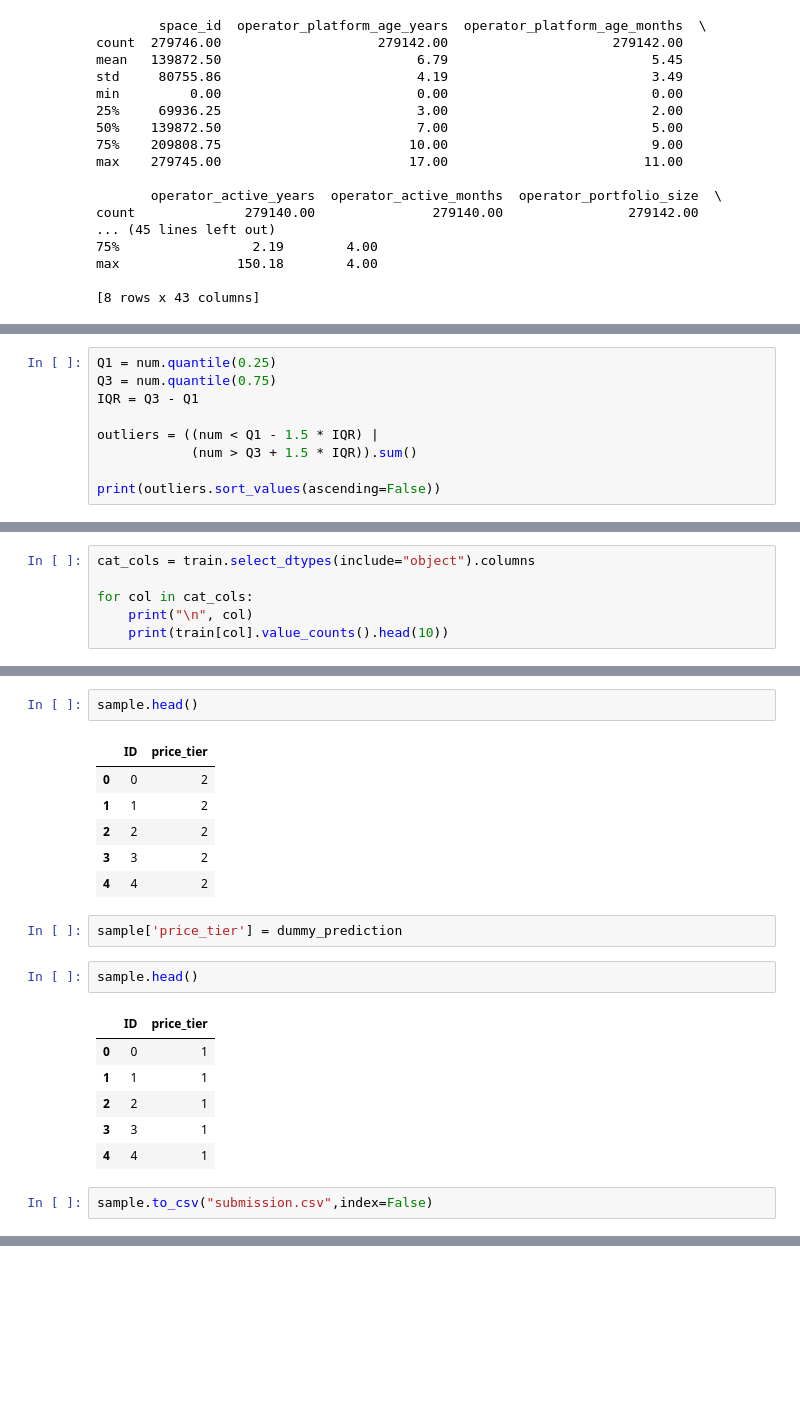
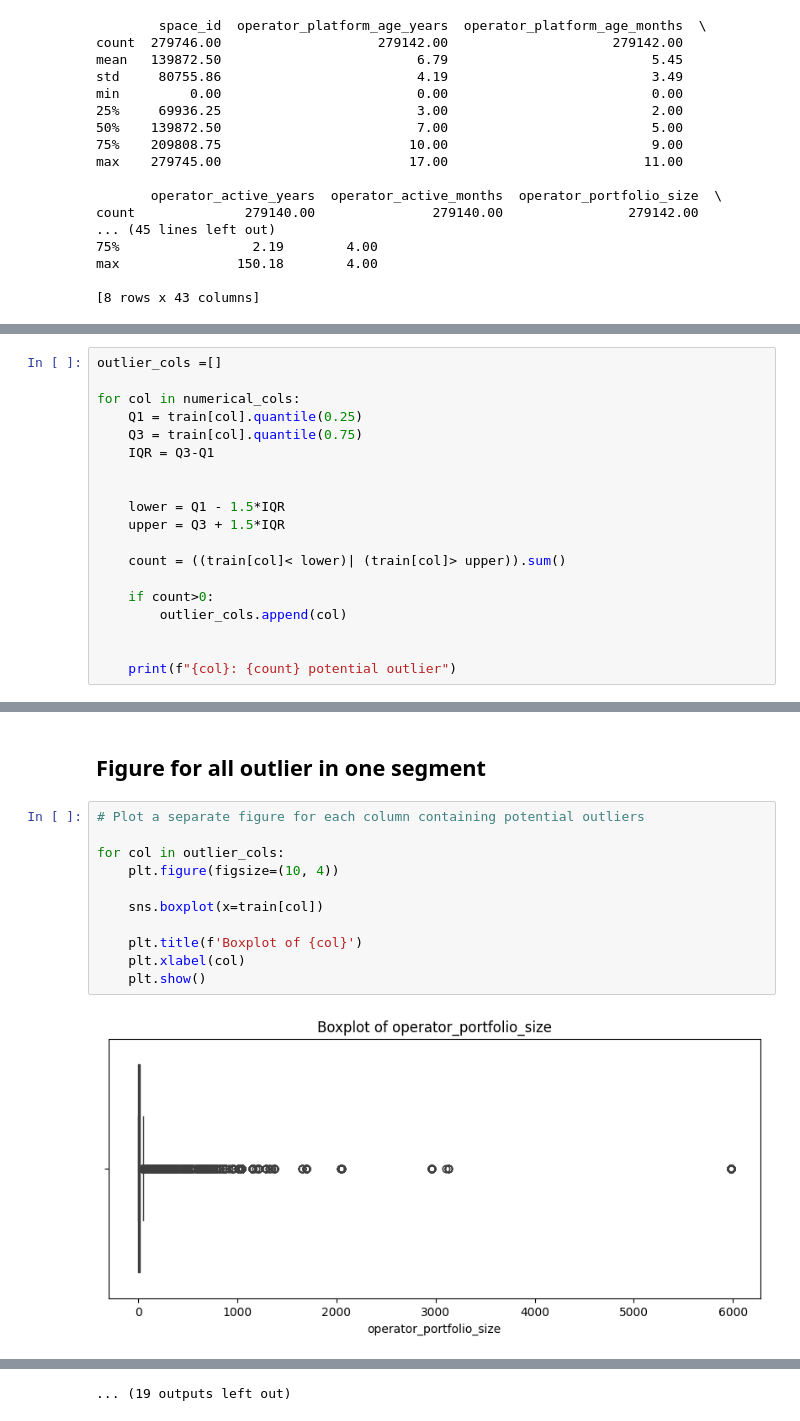
Before and after one commit to 21f2000403/config-api, a Jupyter notebook: 21f2000403-notebook-2026t3.ipynb, the cells around one changed output, grey strips where cells are left out. Drawn from its saved outputs; the diff is of its cells as text; blank space fills up the shorter version.

```diff
--- a/21f2000403-notebook-2026t3.ipynb
+++ b/21f2000403-notebook-2026t3.ipynb
@@ -221,10 +464,20 @@ plt.show()
 # %%
-Q1 = num.quantile(0.25)
-Q3 = num.quantile(0.75)
-IQR = Q3 - Q1
+outlier_cols =[]
 
-outliers = ((num < Q1 - 1.5 * IQR) |
-            (num > Q3 + 1.5 * IQR)).sum()
+for col in numerical_cols:
+    Q1 = train[col].quantile(0.25)
+    Q3 = train[col].quantile(0.75)
+    IQR = Q3-Q1
 
-print(outliers.sort_values(ascending=False))
+
+    lower = Q1 - 1.5*IQR
+    upper = Q3 + 1.5*IQR
+
+    count = ((train[col]< lower)| (train[col]> upper)).sum()
+
+    if count>0:
+        outlier_cols.append(col)
+
+
+    print(f"{col}: {count} potential outlier")
 # %% [output]
@@ -250,6 +500,0 @@ dtype: int64
-# %%
-cat_cols = train.select_dtypes(include="object").columns
-
-for col in cat_cols:
-    print("\n", col)
-    print(train[col].value_counts().head(10))
@@ -310,22 +501,15 @@ array([1, 1, 1, ..., 1, 1, 1])
-# %%
-sample.head()
-# %% [output]
-|  | ID | price_tier |
-| 0 | 0 | 2 |
-| 1 | 1 | 2 |
-| 2 | 2 | 2 |
-| 3 | 3 | 2 |
-| 4 | 4 | 2 |
-# %%
-sample['price_tier'] = dummy_prediction
-# %%
-sample.head()
-# %% [output]
-|  | ID | price_tier |
-| 0 | 0 | 1 |
-| 1 | 1 | 1 |
-| 2 | 2 | 1 |
-| 3 | 3 | 1 |
-| 4 | 4 | 1 |
-# %%
-sample.to_csv("submission.csv",index=False)
+# %% [markdown]
+## Figure for all outlier in one segment
+# %%
+# Plot a separate figure for each column containing potential outliers
+
+for col in outlier_cols:
+    plt.figure(figsize=(10, 4))
+
+    sns.boxplot(x=train[col])
+
+    plt.title(f'Boxplot of {col}')
+    plt.xlabel(col)
+    plt.show()
+# %% [output]
+[figure, added]
@@ -331,0 +527 @@ sample.to_csv("submission.csv",index=False)
+... (19 outputs left out)
```
Also changed, not shown: parts of 52 cells of this notebook.
